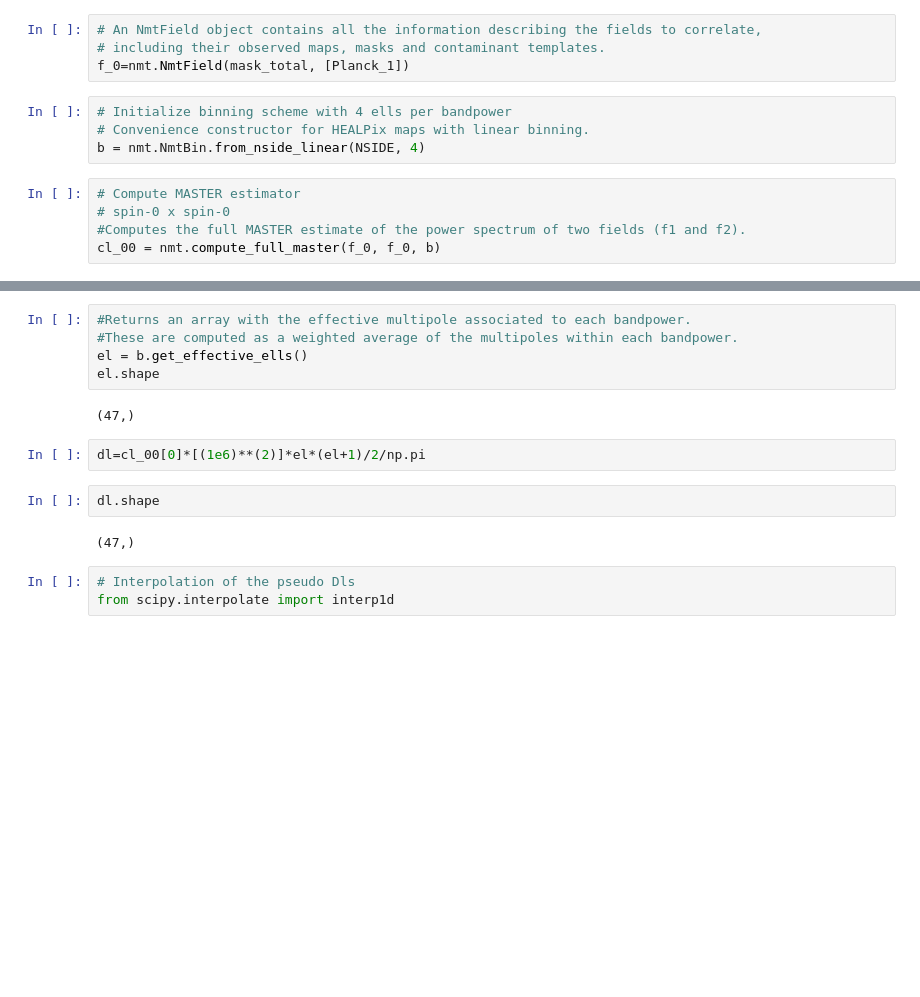
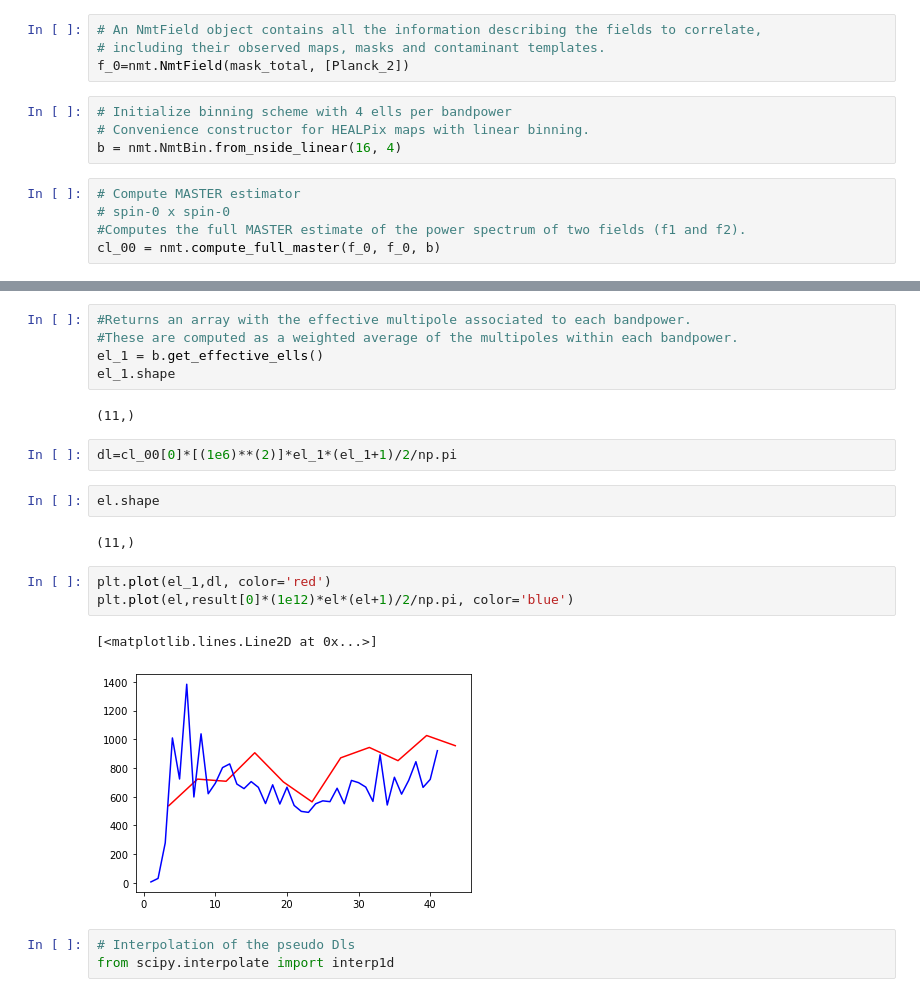
Before and after one commit to Augustocmb/cmblss, a Jupyter notebook: code/cmblss-main/polarisation-temperature-anisotropies.ipynb, the cells around one changed output, grey strips where cells are left out. Drawn from its saved outputs; the diff is of its cells as text; blank space fills up the shorter version.

```diff
--- a/code/cmblss-main/polarisation-temperature-anisotropies.ipynb
+++ b/code/cmblss-main/polarisation-temperature-anisotropies.ipynb
@@ -113,11 +170,11 @@ hdu.writeto('mask_total.fits')
 # %%
 # An NmtField object contains all the information describing the fields to correlate,
 # including their observed maps, masks and contaminant templates.
-f_0=nmt.NmtField(mask_total, [Planck_1])
+f_0=nmt.NmtField(mask_total, [Planck_2])
 # %%
 # Initialize binning scheme with 4 ells per bandpower
 # Convenience constructor for HEALPix maps with linear binning.
-b = nmt.NmtBin.from_nside_linear(NSIDE, 4)
+b = nmt.NmtBin.from_nside_linear(16, 4)
 # %%
 # Compute MASTER estimator
 # spin-0 x spin-0
@@ -131,16 +188,22 @@ cl_00.shape
 # %%
 #Returns an array with the effective multipole associated to each bandpower.
 #These are computed as a weighted average of the multipoles within each bandpower.
-el = b.get_effective_ells()
-el.shape
+el_1 = b.get_effective_ells()
+el_1.shape
 # %% [output]
-(47,)
+(11,)
 # %%
-dl=cl_00[0]*[(1e6)**(2)]*el*(el+1)/2/np.pi
+dl=cl_00[0]*[(1e6)**(2)]*el_1*(el_1+1)/2/np.pi
 # %%
-dl.shape
+el.shape
 # %% [output]
-(47,)
+(11,)
+# %%
+plt.plot(el_1,dl, color='red')
+plt.plot(el,result[0]*(1e12)*el*(el+1)/2/np.pi, color='blue')
+# %% [output]
+[<matplotlib.lines.Line2D at 0x...>]
+[figure, added]
 # %%
 # Interpolation of the pseudo Dls
 from scipy.interpolate import interp1d
```
Also changed, not shown: parts of 21 cells of this notebook.
